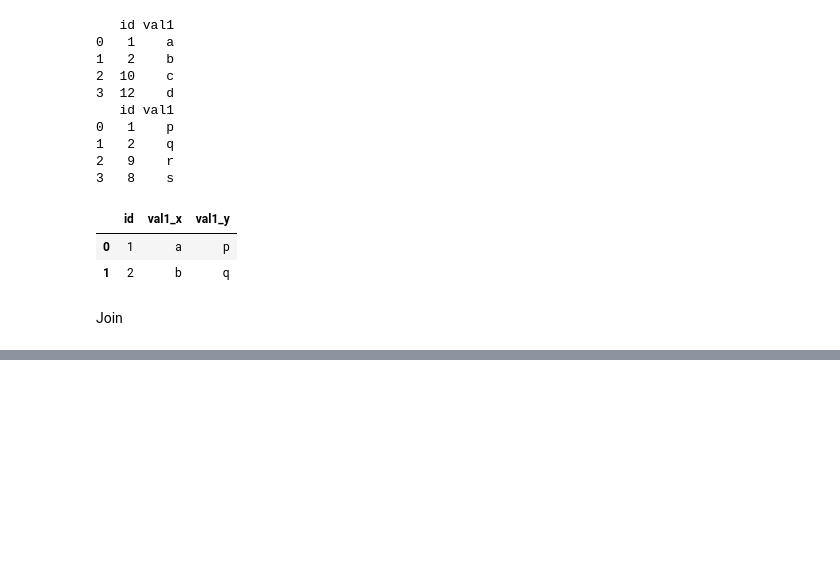
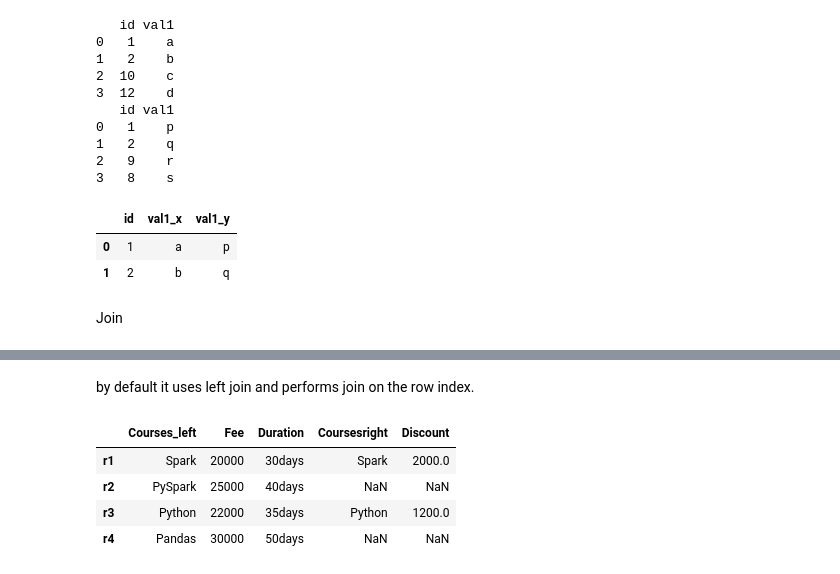
Before and after one commit to Chetana10r/Python_for_DS, a Jupyter notebook: Pandas.ipynb, the cells around one changed output, grey strips where cells are left out. Saved outputs shown, nothing was run; the diff lists cells and outputs as text; code cells hidden in the pictures; blank space fills up the shorter version.

```diff
--- a/Pandas.ipynb
+++ b/Pandas.ipynb
@@ -644,0 +672,11 @@ data1={"name":["Sally"]}
+# %% [markdown]
+by default it uses left join and performs join on the row index.
+# %%
+df3=df1.join(df2,lsuffix='_left',rsuffix='right')
+df3
+# %% [output]
+|  | Courses_left | Fee | Duration | Coursesright | Discount |
+| r1 | Spark | 20000 | 30days | Spark | 2000.0 |
+| r2 | PySpark | 25000 | 40days | NaN | NaN |
+| r3 | Python | 22000 | 35days | Python | 1200.0 |
+| r4 | Pandas | 30000 | 50days | NaN | NaN |
```
Also changed, not shown: parts of 9 cells of this notebook, 1 other file.
